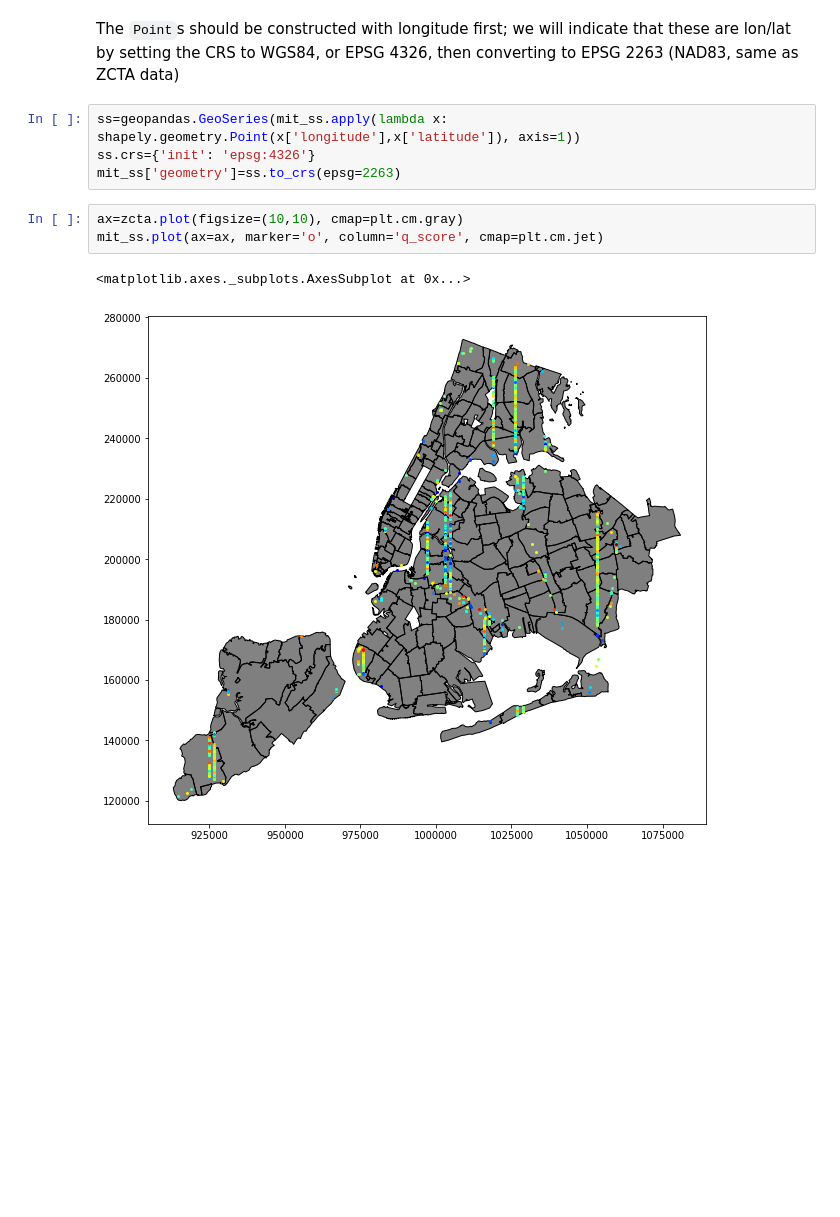
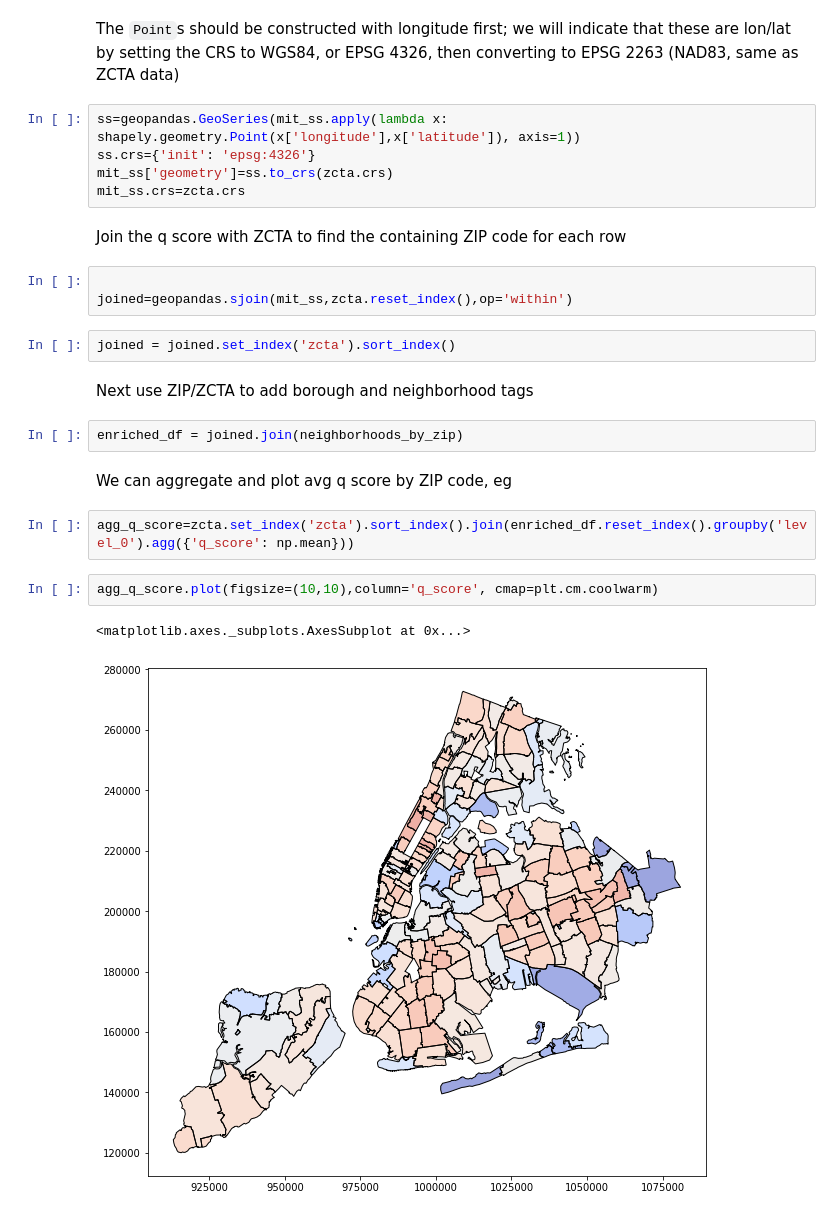
Before and after one commit to nikitasingh981/smartcitieshack-d3, a Jupyter notebook: EDA-nk.ipynb, the cells around one changed output. Drawn from its saved outputs; the diff is of its cells as text; blank space fills up the shorter version.

Commit message:
sjoin, agg q score, plot

```diff
--- a/EDA-nk.ipynb
+++ b/EDA-nk.ipynb
@@ -120,10 +126,25 @@ The `Point`s should be constructed with longitude first; we will indicate that t
 # %%
 ss=geopandas.GeoSeries(mit_ss.apply(lambda x: shapely.geometry.Point(x['longitude'],x['latitude']), axis=1))
 ss.crs={'init': 'epsg:4326'}
-mit_ss['geometry']=ss.to_crs(epsg=2263)
+mit_ss['geometry']=ss.to_crs(zcta.crs)
+mit_ss.crs=zcta.crs
+# %% [markdown]
+Join the q score with ZCTA to find the containing ZIP code for each row
+# %%
+
+joined=geopandas.sjoin(mit_ss,zcta.reset_index(),op='within')
+# %%
+joined = joined.set_index('zcta').sort_index()
+# %% [markdown]
+Next use ZIP/ZCTA to add borough and neighborhood tags
+# %%
+enriched_df = joined.join(neighborhoods_by_zip)
+# %% [markdown]
+We can aggregate and plot avg q score by ZIP code, eg
+# %%
+agg_q_score=zcta.set_index('zcta').sort_index().join(enriched_df.reset_index().groupby('level_0').agg({'q_score': np.mean}))
 # %%
-ax=zcta.plot(figsize=(10,10), cmap=plt.cm.gray)
-mit_ss.plot(ax=ax, marker='o', column='q_score', cmap=plt.cm.jet)
+agg_q_score.plot(figsize=(10,10),column='q_score', cmap=plt.cm.coolwarm)
 # %% [output]
 <matplotlib.axes._subplots.AxesSubplot at 0x...>
-[figure, old version]
+[figure, new version]
```
Also changed, not shown: parts of 4 cells of this notebook.
